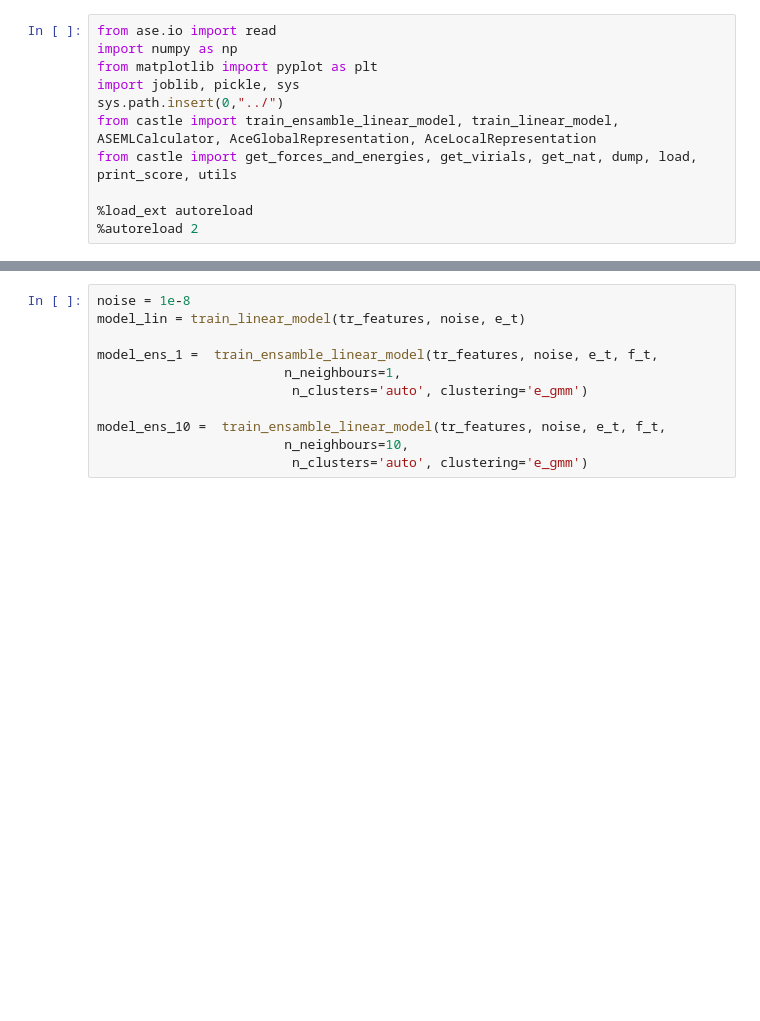
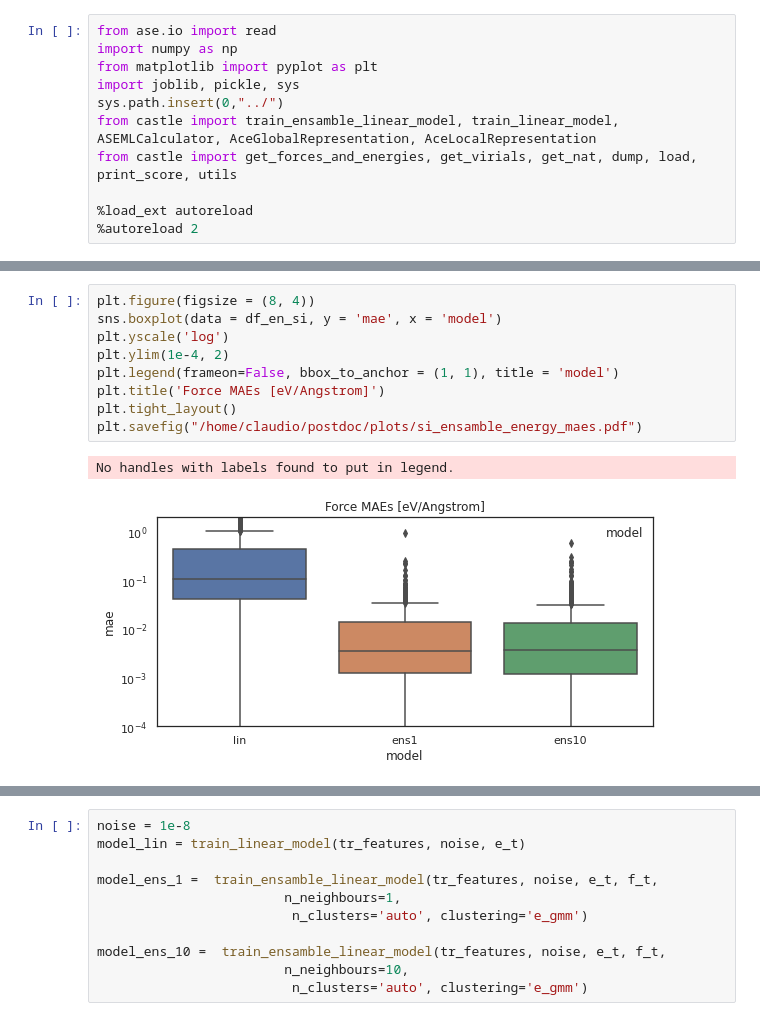
Before and after one commit to ClaudioZeni/Castle, a Jupyter notebook: notebooks/Zuo_test.ipynb, the cells around one changed output, grey strips where cells are left out. Saved outputs shown, nothing was run; the diff lists cells and outputs as text; blank space fills up the shorter version.

```diff
--- a/notebooks/Zuo_test.ipynb
+++ b/notebooks/Zuo_test.ipynb
@@ -146,0 +132,12 @@ MAE=0.052 RMSE=0.138 SUP=4.349 R2=0.979
+# %%
+plt.figure(figsize = (8, 4))
+sns.boxplot(data = df_en_si, y = 'mae', x = 'model')
+plt.yscale('log')
+plt.ylim(1e-4, 2)
+plt.legend(frameon=False, bbox_to_anchor = (1, 1), title = 'model')
+plt.title('Force MAEs [eV/Angstrom]')
+plt.tight_layout()
+plt.savefig("/home/claudio/postdoc/plots/si_ensamble_energy_maes.pdf")
+# %% [output]
+No handles with labels found to put in legend.
+[figure, added]
```
Also changed, not shown: parts of 22 cells of this notebook, 2 other files.
